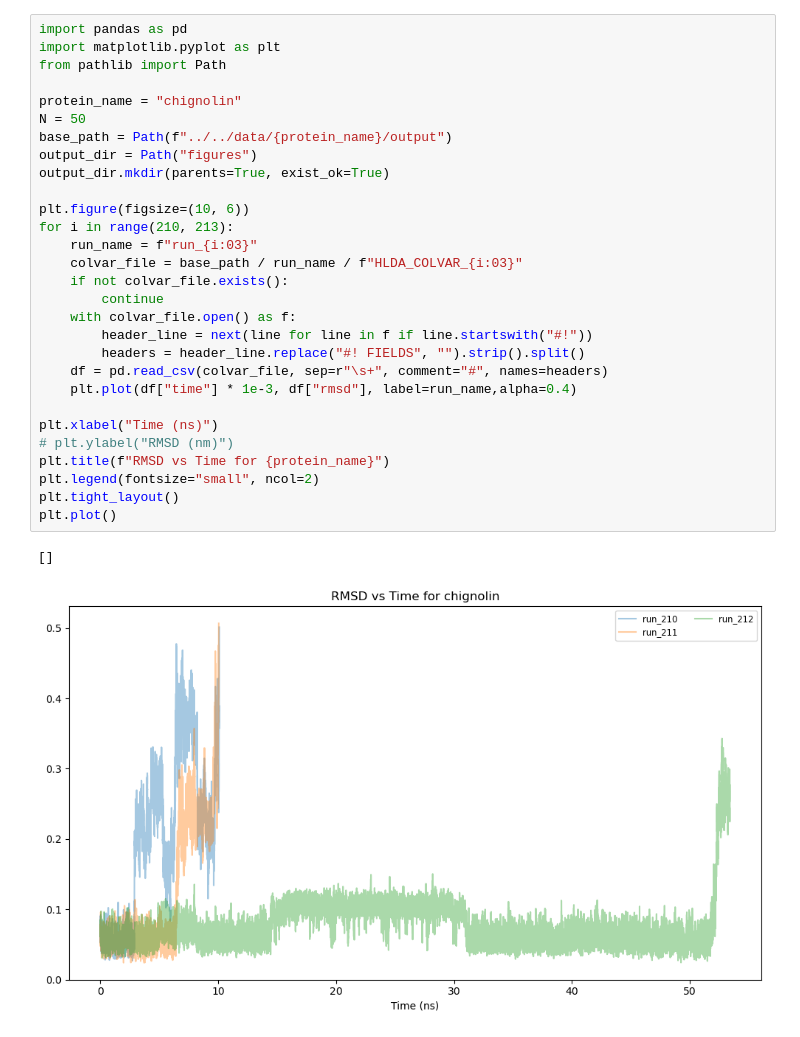
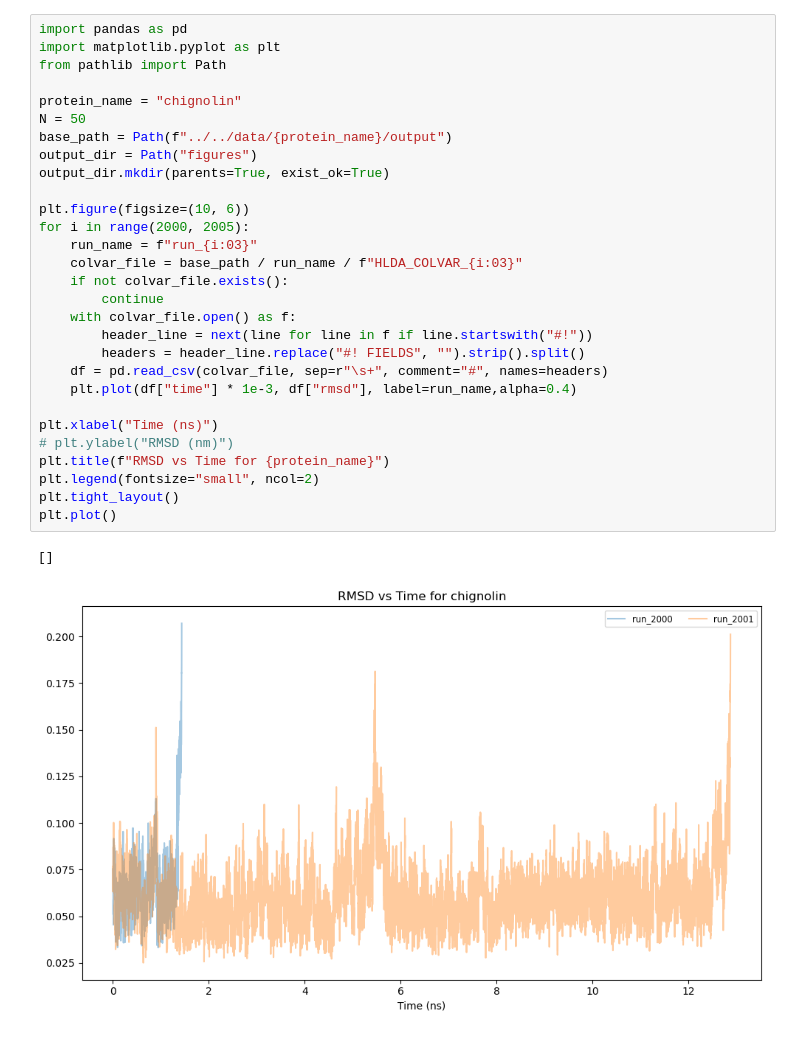
Before and after one commit to MendelsResearchGroup/guiding-peptide-kinetics, a Jupyter notebook: src/plots/rmsd.ipynb, the cells around one changed output. Drawn from its saved outputs; the diff is of its cells as text.

```diff
--- a/src/plots/rmsd.ipynb
+++ b/src/plots/rmsd.ipynb
@@ -1,32 +1,32 @@
 # %%
 import pandas as pd
 import matplotlib.pyplot as plt
 from pathlib import Path
 
 protein_name = "chignolin"
 N = 50
 base_path = Path(f"../../data/{protein_name}/output")
 output_dir = Path("figures")
 output_dir.mkdir(parents=True, exist_ok=True)
 
 plt.figure(figsize=(10, 6))
-for i in range(210, 213):
+for i in range(2000, 2005):
     run_name = f"run_{i:03}"
     colvar_file = base_path / run_name / f"HLDA_COLVAR_{i:03}"
     if not colvar_file.exists():
         continue
     with colvar_file.open() as f:
         header_line = next(line for line in f if line.startswith("#!"))
         headers = header_line.replace("#! FIELDS", "").strip().split()
     df = pd.read_csv(colvar_file, sep=r"\s+", comment="#", names=headers)
     plt.plot(df["time"] * 1e-3, df["rmsd"], label=run_name,alpha=0.4)
 
 plt.xlabel("Time (ns)")
 # plt.ylabel("RMSD (nm)")
 plt.title(f"RMSD vs Time for {protein_name}")
 plt.legend(fontsize="small", ncol=2)
 plt.tight_layout()
 plt.plot()
 # %% [output]
 []
-[figure, old version]
+[figure, new version]
```
Also changed, not shown: 14 other files.
